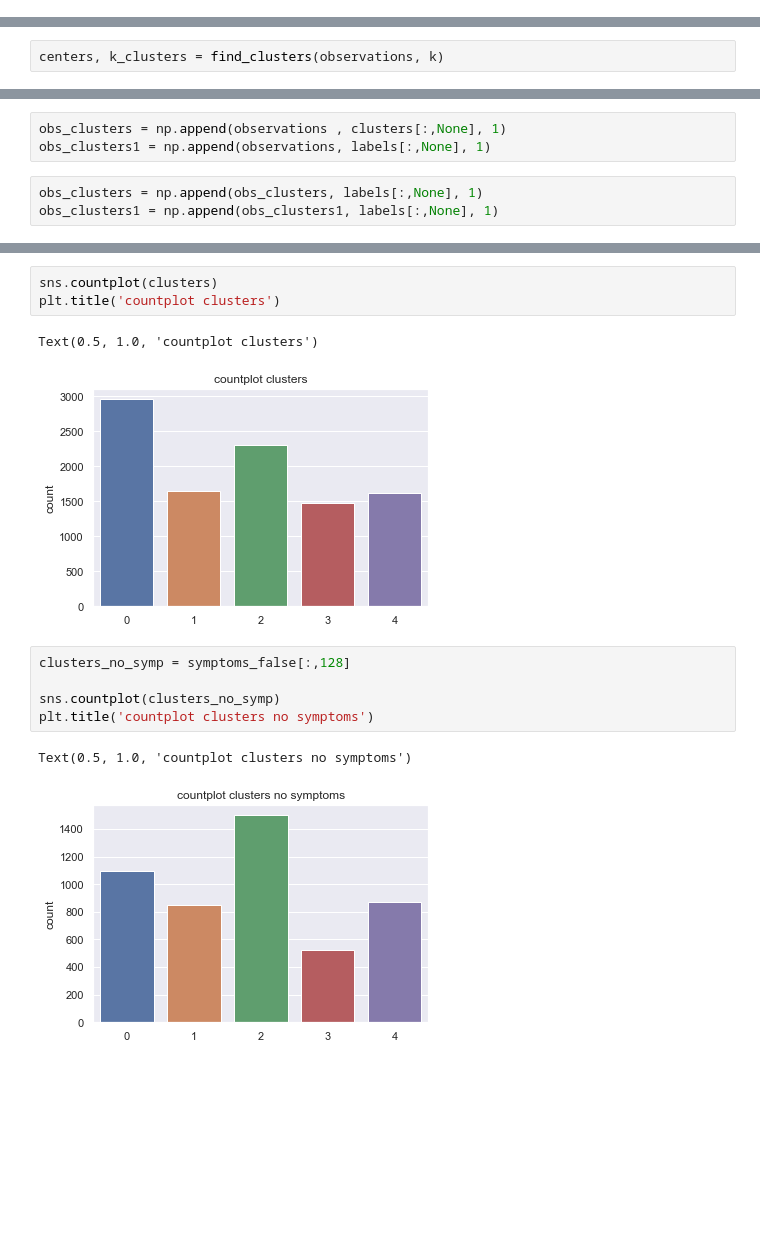
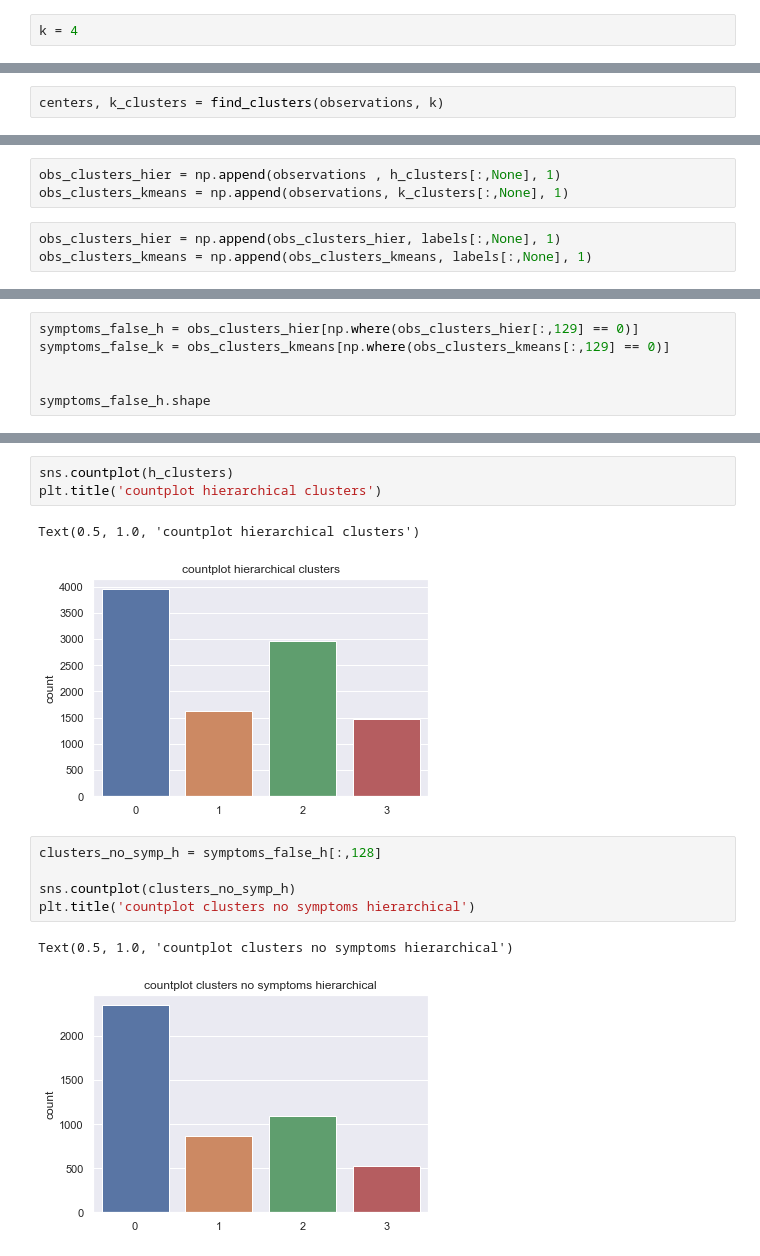
Before and after one commit to bjornite/IN-STK9000, a Jupyter notebook: Project_2/Project2.ipynb, the cells around one changed output, grey strips where cells are left out. Cells and saved outputs as stored; diff of their text form; blank space fills up the shorter version.

```diff
--- a/Project_2/Project2.ipynb
+++ b/Project_2/Project2.ipynb
@@ -42 +58,3 @@ plt.show()
+# %%
+k = 4
 # %%
@@ -81,7 +95,7 @@ array([3, 1, 2, ..., 4, 2, 1])
 # %%
-obs_clusters = np.append(observations , clusters[:,None], 1)
-obs_clusters1 = np.append(observations, labels[:,None], 1)
+obs_clusters_hier = np.append(observations , h_clusters[:,None], 1)
+obs_clusters_kmeans = np.append(observations, k_clusters[:,None], 1)
 # %%
-obs_clusters = np.append(obs_clusters, labels[:,None], 1)
-obs_clusters1 = np.append(obs_clusters1, labels[:,None], 1)
+obs_clusters_hier = np.append(obs_clusters_hier, labels[:,None], 1)
+obs_clusters_kmeans = np.append(obs_clusters_kmeans, labels[:,None], 1)
 # %%
@@ -117,0 +130,6 @@ symptoms_false.shape
+# %%
+symptoms_false_h = obs_clusters_hier[np.where(obs_clusters_hier[:,129] == 0)]
+symptoms_false_k = obs_clusters_kmeans[np.where(obs_clusters_kmeans[:,129] == 0)]
+
+
+symptoms_false_h.shape
@@ -118,15 +188,15 @@ symptoms_false.shape
 # %%
-sns.countplot(clusters)
-plt.title('countplot clusters')
+sns.countplot(h_clusters)
+plt.title('countplot hierarchical clusters')
 # %% [output]
-Text(0.5, 1.0, 'countplot clusters')
+Text(0.5, 1.0, 'countplot hierarchical clusters')
-[figure, old version]
+[figure, new version]
 # %%
-clusters_no_symp = symptoms_false[:,128]
+clusters_no_symp_h = symptoms_false_h[:,128]
 
-sns.countplot(clusters_no_symp)
-plt.title('countplot clusters no symptoms')
+sns.countplot(clusters_no_symp_h)
+plt.title('countplot clusters no symptoms hierarchical')
 # %% [output]
-Text(0.5, 1.0, 'countplot clusters no symptoms')
+Text(0.5, 1.0, 'countplot clusters no symptoms hierarchical')
-[figure, old version]
+[figure, new version]
 # %%
```
Also changed, not shown: parts of 36 cells of this notebook.
